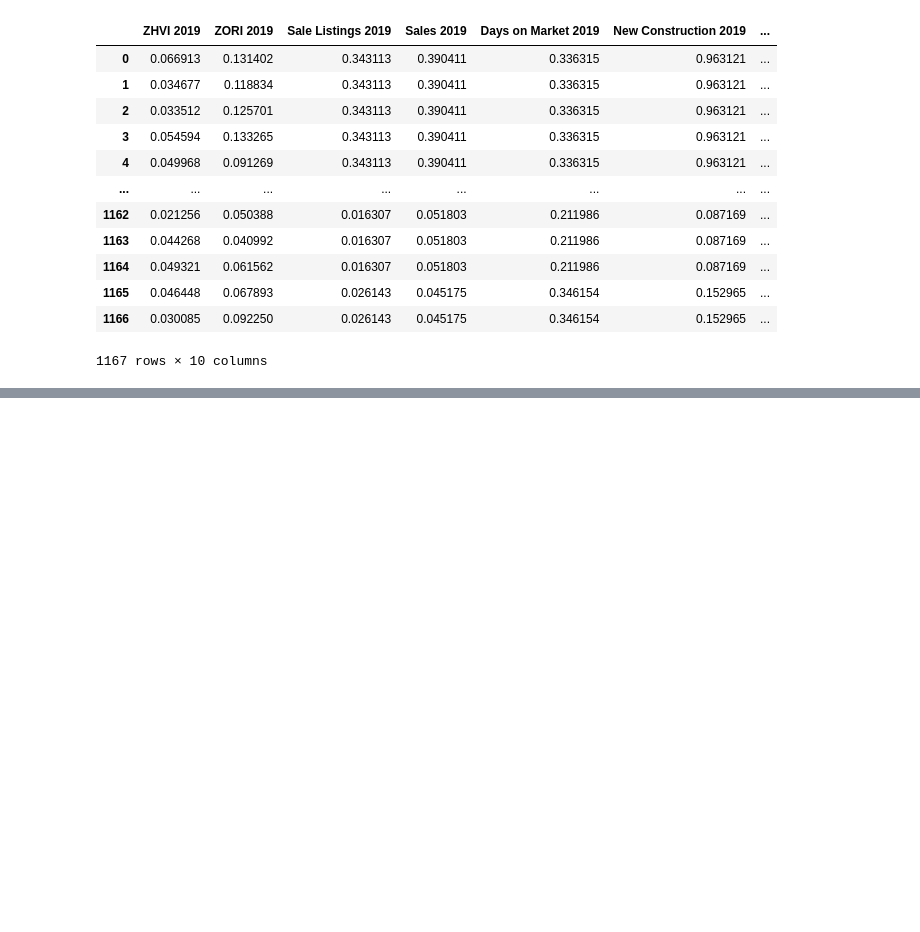
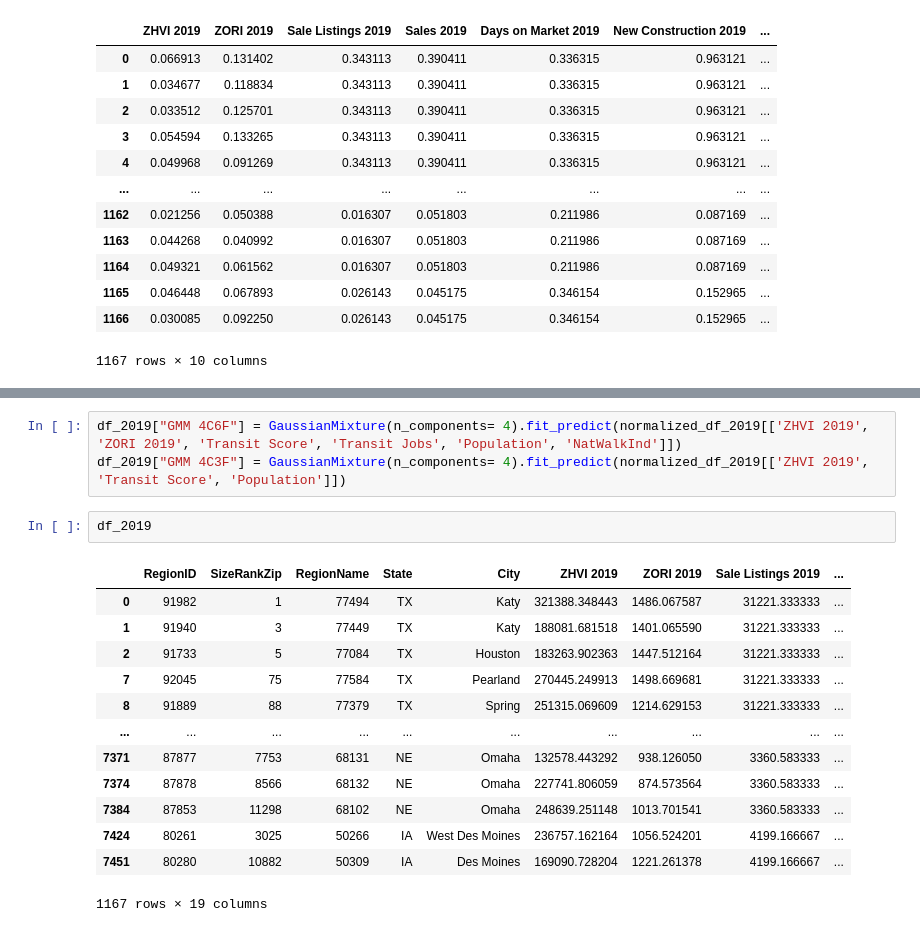
Before and after one commit to sean-r-duffy/DS5230-midterm, a Jupyter notebook: GMM Clustering_NC.ipynb, the cells around one changed output, grey strips where cells are left out. Cells and saved outputs as stored; diff of their text form; blank space fills up the shorter version.

```diff
--- a/GMM Clustering_NC.ipynb
+++ b/GMM Clustering_NC.ipynb
@@ -291,0 +311,19 @@ sns.histplot(GaussianMixture(n_components= 8).fit_predict(normalized_df_2019))
+# %%
+df_2019["GMM 4C6F"] = GaussianMixture(n_components= 4).fit_predict(normalized_df_2019[['ZHVI 2019', 'ZORI 2019', 'Transit Score', 'Transit Jobs', 'Population', 'NatWalkInd']])
+df_2019["GMM 4C3F"] = GaussianMixture(n_components= 4).fit_predict(normalized_df_2019[['ZHVI 2019', 'Transit Score', 'Population']])
+# %%
+df_2019
+# %% [output]
+|  | RegionID | SizeRankZip | RegionName | State | City | ZHVI 2019 | ZORI 2019 | Sale Listings 2019 | ... |
+| 0 | 91982 | 1 | 77494 | TX | Katy | 321388.348443 | 1486.067587 | 31221.333333 | ... |
+| 1 | 91940 | 3 | 77449 | TX | Katy | 188081.681518 | 1401.065590 | 31221.333333 | ... |
+| 2 | 91733 | 5 | 77084 | TX | Houston | 183263.902363 | 1447.512164 | 31221.333333 | ... |
+| 7 | 92045 | 75 | 77584 | TX | Pearland | 270445.249913 | 1498.669681 | 31221.333333 | ... |
+| 8 | 91889 | 88 | 77379 | TX | Spring | 251315.069609 | 1214.629153 | 31221.333333 | ... |
+| ... | ... | ... | ... | ... | ... | ... | ... | ... | ... |
+| 7371 | 87877 | 7753 | 68131 | NE | Omaha | 132578.443292 | 938.126050 | 3360.583333 | ... |
+| 7374 | 87878 | 8566 | 68132 | NE | Omaha | 227741.806059 | 874.573564 | 3360.583333 | ... |
+| 7384 | 87853 | 11298 | 68102 | NE | Omaha | 248639.251148 | 1013.701541 | 3360.583333 | ... |
+| 7424 | 80261 | 3025 | 50266 | IA | West Des Moines | 236757.162164 | 1056.524201 | 4199.166667 | ... |
+| 7451 | 80280 | 10882 | 50309 | IA | Des Moines | 169090.728204 | 1221.261378 | 4199.166667 | ... |
+1167 rows × 19 columns
```
Also changed, not shown: parts of 7 cells of this notebook.
